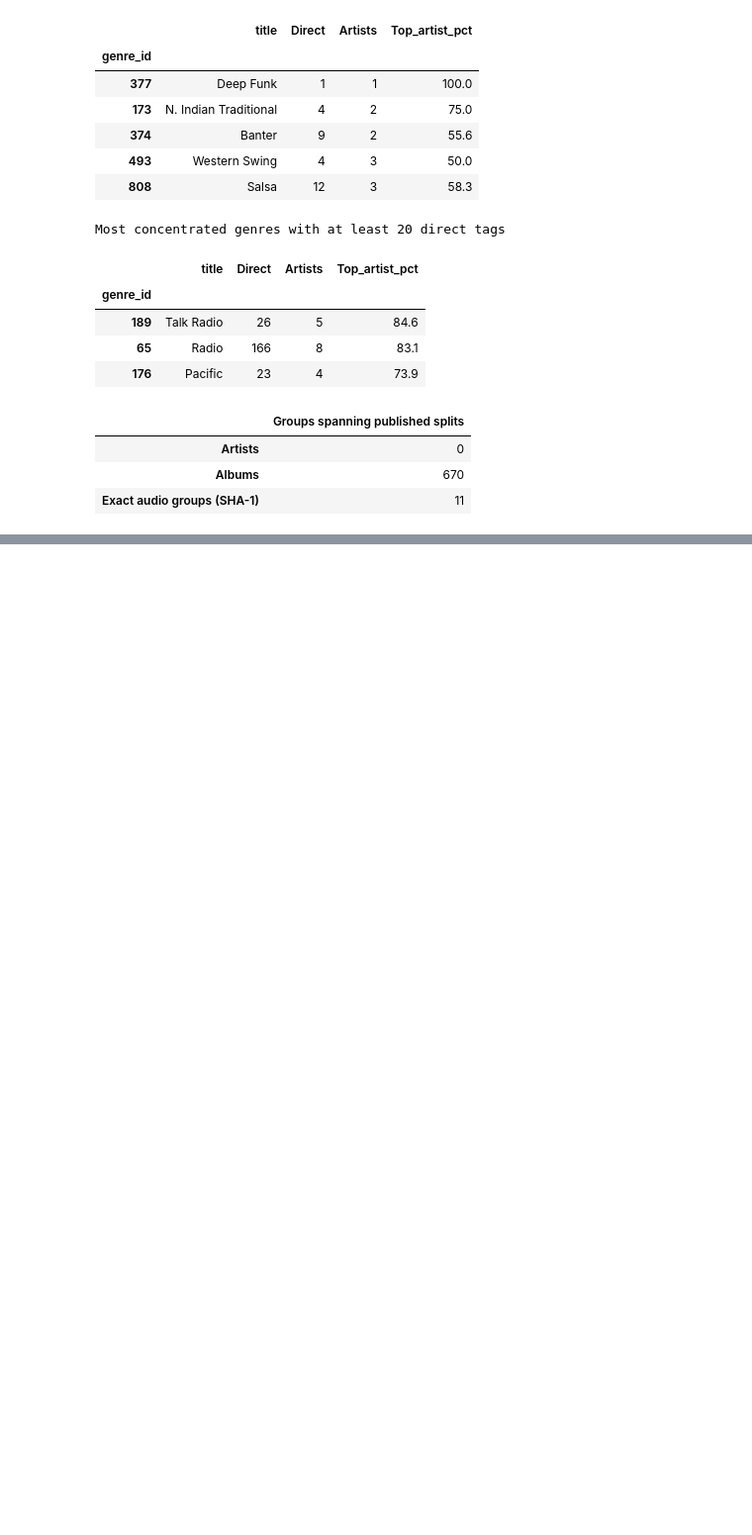
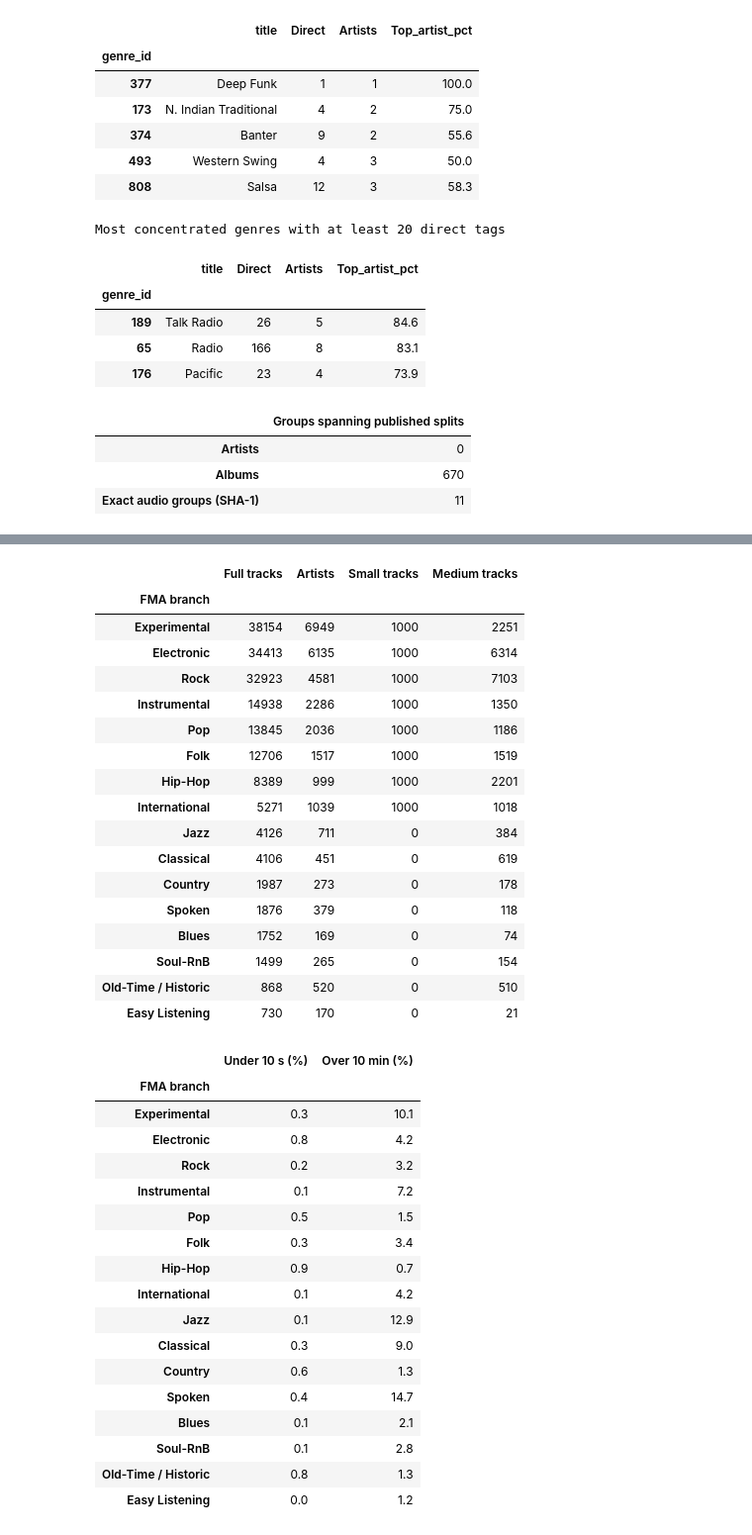
Before and after one commit to piotrczech/music-atlas, a Jupyter notebook: notebooks/fma_metadata.ipynb, the cells around one changed output, grey strips where cells are left out. Shown at 99% size. Cells and saved outputs as stored; diff of their text form; code cells hidden in the pictures; blank space fills up the shorter version.

```diff
--- a/notebooks/fma_metadata.ipynb
+++ b/notebooks/fma_metadata.ipynb
@@ -504 +538,62 @@ plt.show()
+# %%
+short = durations[durations.lt(10)].index
+long = durations[durations.gt(600)].index
+branch_tracks = root_tags.join(tracks["artist_id"], on="track_id").assign(
+    short=lambda rows: rows["track_id"].isin(short),
+    long=lambda rows: rows["track_id"].isin(long),
+)
+branch_stats = branch_tracks.groupby("genre_id").agg(
+    Tracks=("track_id", "size"), Artists=("artist_id", "nunique"),
+    Short=("short", "sum"), Long=("long", "sum"),
+)
+branch_stats = branch_stats.reindex(roots.index, fill_value=0)
+branch_stats = branch_stats.sort_values("Tracks", ascending=False)
+branch_stats.index = pd.Index(genres.loc[branch_stats.index, "title"], name="FMA branch")
+small = tracks.loc[tracks["subset"].eq("small"), "genre_top"].value_counts()
+medium = tracks.loc[tracks["subset"].isin(["small", "medium"]), "genre_top"].value_counts()
+balance = branch_stats[["Tracks", "Artists"]].rename(columns={"Tracks": "Full tracks"})
+balance["Small tracks"] = small.reindex(balance.index, fill_value=0)
+balance["Medium tracks"] = medium.reindex(balance.index, fill_value=0)
+display(balance)
+display(
+    branch_stats[["Short", "Long"]].div(branch_stats["Tracks"], axis=0).mul(100).round(1)
+    .rename(columns={"Short": "Under 10 s (%)", "Long": "Over 10 min (%)"})
+)
+# %% [output]
+|  | Full tracks | Artists | Small tracks | Medium tracks |
+| FMA branch |  |  |  |  |
+| Experimental | 38154 | 6949 | 1000 | 2251 |
+| Electronic | 34413 | 6135 | 1000 | 6314 |
+| Rock | 32923 | 4581 | 1000 | 7103 |
+| Instrumental | 14938 | 2286 | 1000 | 1350 |
+| Pop | 13845 | 2036 | 1000 | 1186 |
+| Folk | 12706 | 1517 | 1000 | 1519 |
+| Hip-Hop | 8389 | 999 | 1000 | 2201 |
+| International | 5271 | 1039 | 1000 | 1018 |
+| Jazz | 4126 | 711 | 0 | 384 |
+| Classical | 4106 | 451 | 0 | 619 |
+| Country | 1987 | 273 | 0 | 178 |
+| Spoken | 1876 | 379 | 0 | 118 |
+| Blues | 1752 | 169 | 0 | 74 |
+| Soul-RnB | 1499 | 265 | 0 | 154 |
+| Old-Time / Historic | 868 | 520 | 0 | 510 |
+| Easy Listening | 730 | 170 | 0 | 21 |
+|  | Under 10 s (%) | Over 10 min (%) |
+| FMA branch |  |  |
+| Experimental | 0.3 | 10.1 |
+| Electronic | 0.8 | 4.2 |
+| Rock | 0.2 | 3.2 |
+| Instrumental | 0.1 | 7.2 |
+| Pop | 0.5 | 1.5 |
+| Folk | 0.3 | 3.4 |
+| Hip-Hop | 0.9 | 0.7 |
+| International | 0.1 | 4.2 |
+| Jazz | 0.1 | 12.9 |
+| Classical | 0.3 | 9.0 |
+| Country | 0.6 | 1.3 |
+| Spoken | 0.4 | 14.7 |
+| Blues | 0.1 | 2.1 |
+| Soul-RnB | 0.1 | 2.8 |
+| Old-Time / Historic | 0.8 | 1.3 |
+| Easy Listening | 0.0 | 1.2 |
 # %% [markdown]
```
Also changed, not shown: parts of 22 cells of this notebook.
